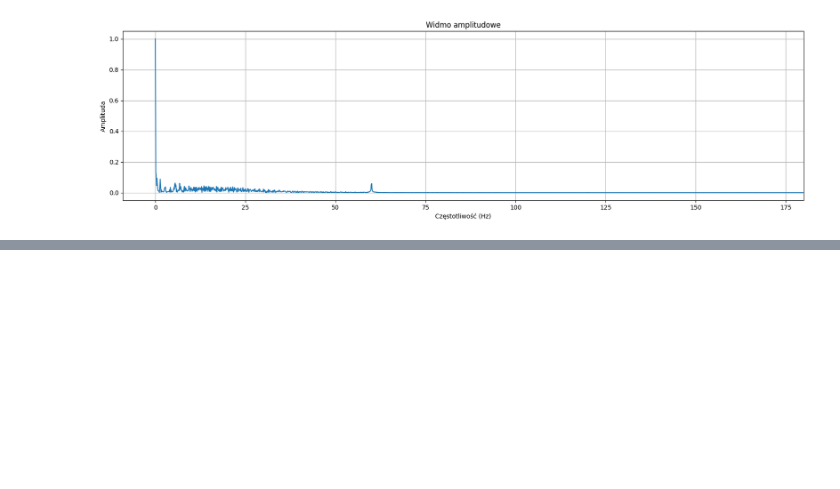
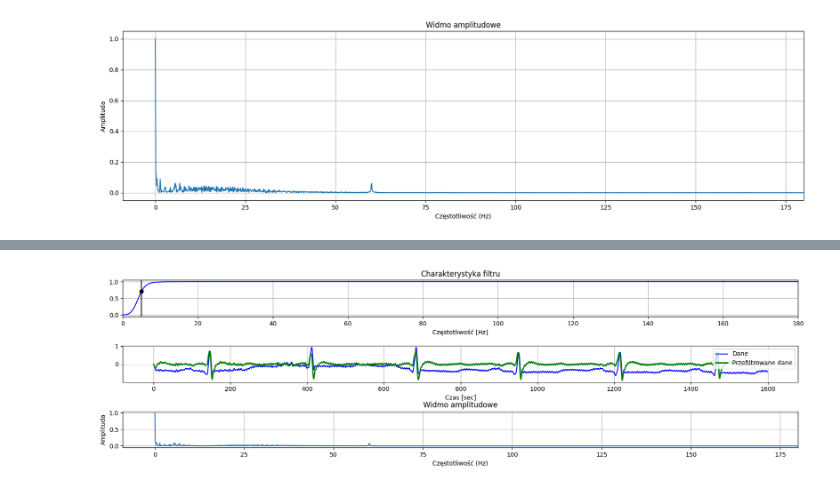
Before and after one commit to krysx7003/CPSO, a Jupyter notebook: Lab1/Cw4.ipynb, the cells around one changed output, grey strips where cells are left out. Drawn from its saved outputs; the diff is of its cells as text; code cells hidden in the pictures; blank space fills up the shorter version.

```diff
--- a/Lab1/Cw4.ipynb
+++ b/Lab1/Cw4.ipynb
@@ -82,0 +109,48 @@ y = sci.lfilter(b, a, data_frame['data'])
+# %%
+order = 3
+fs = 360
+cutoff = 5
+
+b,a = sci.butter(order,cutoff,fs=fs,btype='hp',analog=False)
+
+w, h = sci.freqz(b, a, fs=fs, worN=8000)
+hy = sci.lfilter(b, a, y)
+
+plt.figure(figsize=(20,5))
+
+plt.subplot(3, 1, 1)
+plt.plot(w, np.abs(h), 'b')
+plt.plot(cutoff, 0.5*np.sqrt(2), 'ko')
+plt.axvline(cutoff, color='k')
+plt.xlim(0, 0.5*fs)
+plt.title("Charakterystyka filtru")
+plt.xlabel('Częstotliwość [Hz]')
+plt.grid()
+
+plt.subplot(3, 1, 2)
+plt.plot(y[:len(y)//2] , 'b-', label='Dane')
+plt.plot( hy[:len(y)//2], 'g-', linewidth=2, label='Przefiltrowane dane')
+plt.legend()
+plt.xlabel('Czas [sec]')
+plt.grid()
+
+fourier1 = np.fft.fft(data_frame['data']-hy)
+
+widmo = np.abs(fourier1)
+abs_widmo = widmo / np.max(widmo)
+freq = np.fft.fftfreq(t,1/fs)
+pos_freq = freq[:len(freq)//2]
+pos_widmo = abs_widmo[:len(abs_widmo)//2]
+
+plt.subplot(3,1,3)
+plt.plot(pos_freq,pos_widmo)
+plt.xlim(right = fs/2)
+plt.grid(True)
+plt.title("Widmo amplitudowe")
+plt.xlabel('Częstotliwość (Hz)')
+plt.ylabel('Amplituda')
+
+plt.subplots_adjust(hspace=0.8)
+plt.show()
+# %% [output]
+[figure, added]
```
Also changed, not shown: parts of 1 cell of this notebook, 1 other file.
